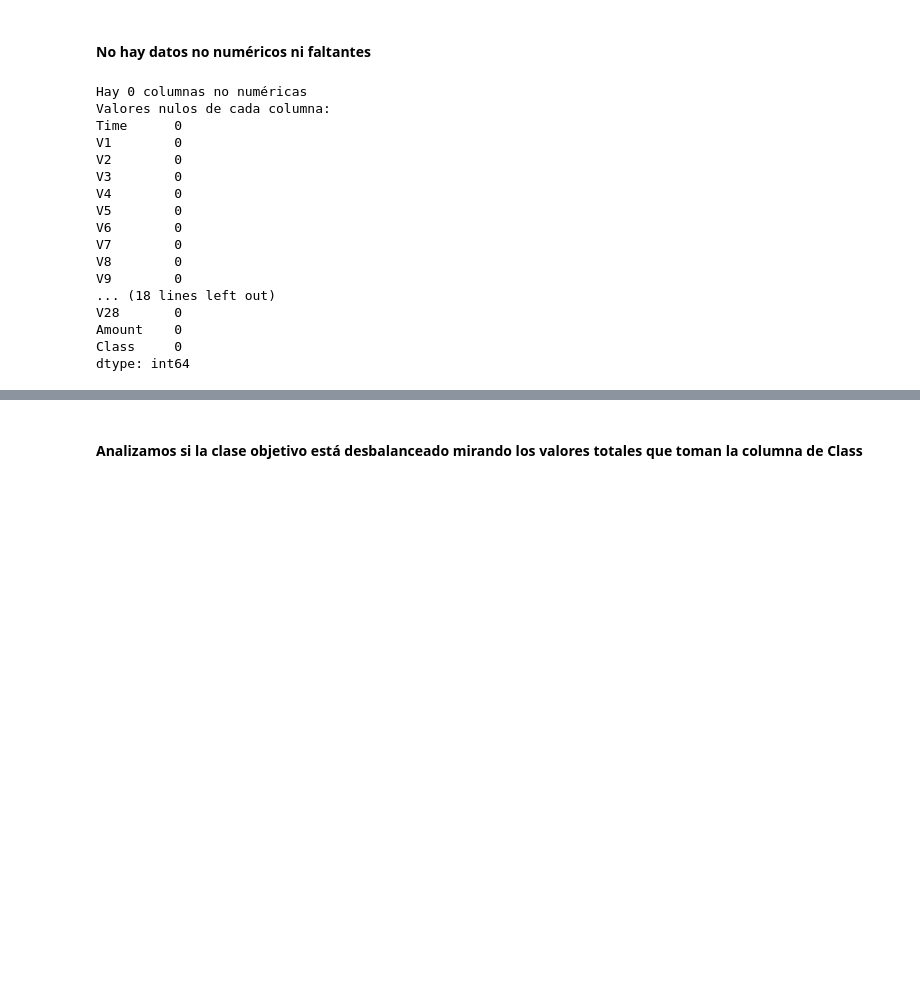
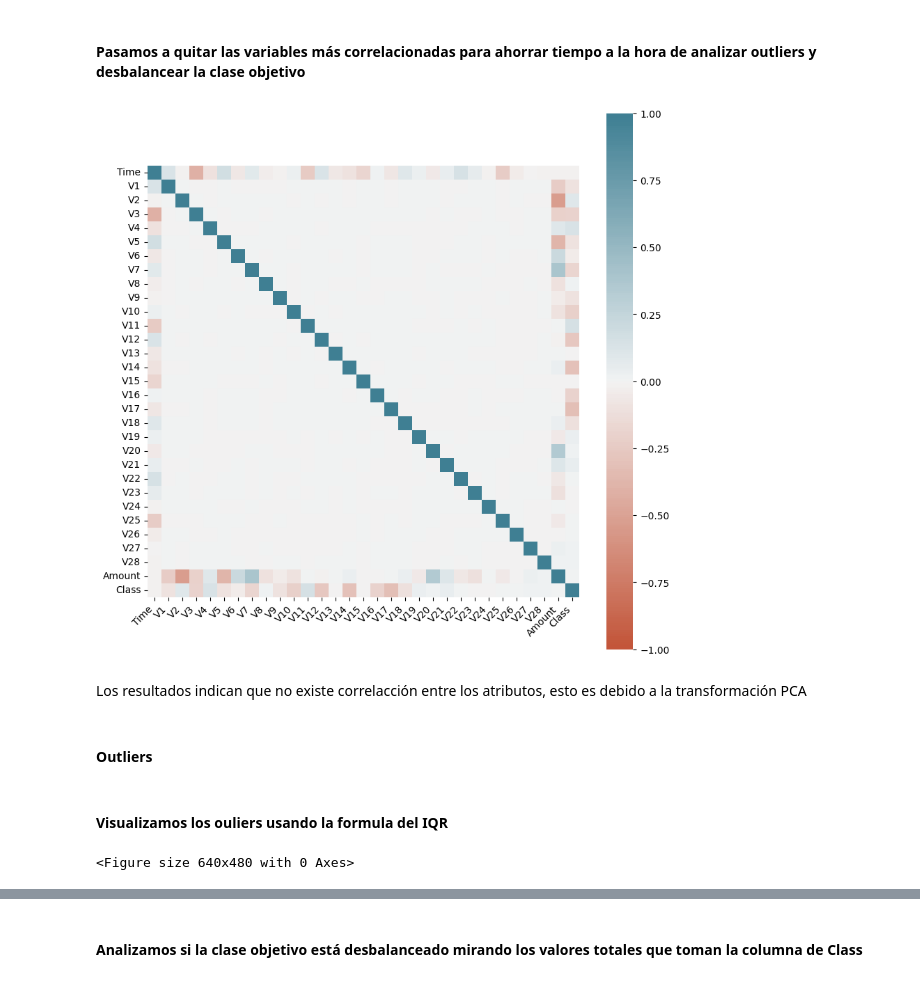
Before and after one commit to cracksuxer/TID_Grupo, a Jupyter notebook: index.ipynb, the cells around one changed output, grey strips where cells are left out. Cells and saved outputs as stored; diff of their text form; code cells hidden in the pictures; blank space fills up the shorter version.

```diff
--- a/index.ipynb
+++ b/index.ipynb
@@ -76,33 +54,32 @@ def encode_categorical_columns(data):
 # %%
 credit_df = pd.read_csv('./data/creditcard.csv')
-# %% [markdown]
-#### No hay datos no numéricos ni faltantes
-# %%
-total_numeric = sum(
-    not pd.api.types.is_numeric_dtype(credit_df[col])
-    for col in credit_df.columns
-)
-emptyRowsAttr = credit_df.isnull().sum(axis=1).value_counts()
-
-print(f'Hay {total_numeric} columnas no numéricas')
-
-print('Valores nulos de cada columna:')
-print(credit_df.isna().sum()) # Verifica que no haya valores NaN
-# %% [output]
-Hay 0 columnas no numéricas
-Valores nulos de cada columna:
-Time      0
-V1        0
-V2        0
-V3        0
-V4        0
-V5        0
-V6        0
-V7        0
-V8        0
-V9        0
-... (18 lines left out)
-V28       0
-Amount    0
-Class     0
-dtype: int64
+# %% [markdown]
+#### Pasamos a quitar las variables más correlacionadas para ahorrar tiempo a la hora de analizar outliers y desbalancear la clase objetivo
+# %%
+import seaborn as sns
+
+data_corr = credit_df.corr()
+
+plt.figure(figsize=(10,10))
+ax = sns.heatmap(
+    data_corr,
+    vmin=-1, vmax=1, center=0,
+    cmap=sns.diverging_palette(20, 220, n=200),
+    square=True
+)
+
+ax.set_xticklabels(
+    ax.get_xticklabels(),
+    rotation=45,
+    horizontalalignment='right'
+)
+
+plt.savefig('./correlation_matrix.png')
+# %% [output]
+[figure, added]
+# %% [markdown]
+Los resultados indican que no existe correlacción entre los atributos, esto es debido a la transformación PCA
+# %% [markdown]
+#### Outliers
+# %% [markdown]
+#### Visualizamos los ouliers usando la formula del IQR
@@ -108,0 +121,13 @@ dtype: int64
+# %%
+from matplotlib import pyplot as plt
+
+# drop column Class and Time
+credit_df_test = cc_time_range_df.drop(['Class', 'Hour', 'Amount'], axis=1)
+
+for columna in credit_df_test:
+    plt.boxplot(cc_time_range_df[columna])
+    plt.title(columna)
+    plt.savefig(f'./outliers/plots/boxplot_{columna}.png')
+    plt.clf()
+# %% [output]
+<Figure size 640x480 with 0 Axes>
```
Also changed, not shown: parts of 30 cells of this notebook, 34 other files.
